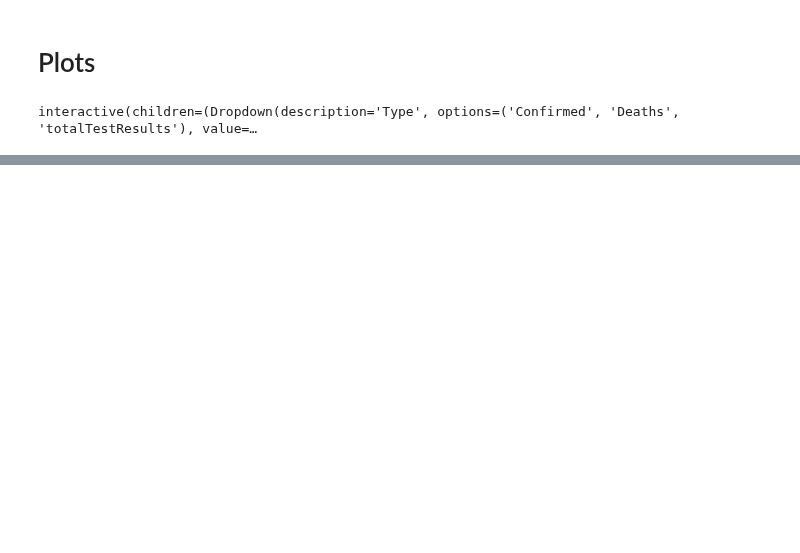
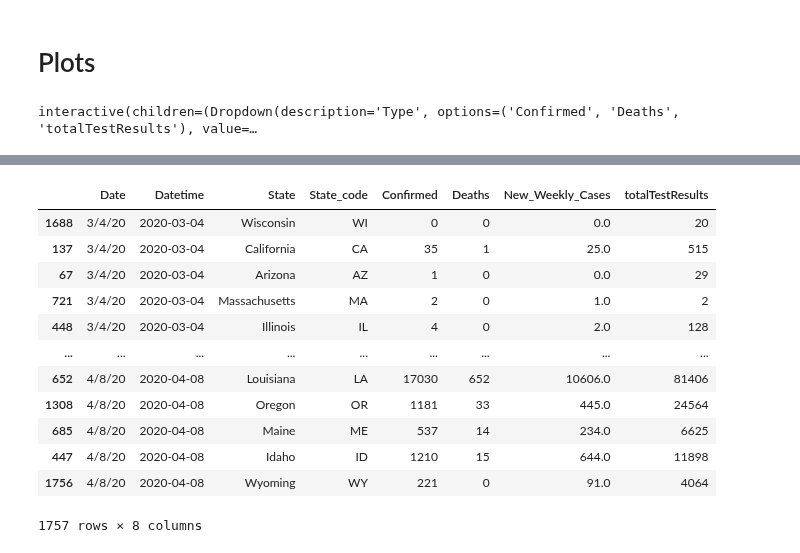
Before and after one commit to andyakrn/COVID_19, a Jupyter notebook: CSSE_US_data.ipynb, the cells around one changed output, grey strips where cells are left out. Cells and saved outputs as stored; diff of their text form; code cells hidden in the pictures; blank space fills up the shorter version.

```diff
--- a/CSSE_US_data.ipynb
+++ b/CSSE_US_data.ipynb
@@ -186,0 +189,16 @@ interactive(children=(Dropdown(description='Type', options=('South Carolina', 'A
+# %%
+grouped_df.lo
+# %% [output]
+|  | Date | Datetime | State | State_code | Confirmed | Deaths | New_Weekly_Cases | totalTestResults |
+| 1688 | 3/4/20 | 2020-03-04 | Wisconsin | WI | 0 | 0 | 0.0 | 20 |
+| 137 | 3/4/20 | 2020-03-04 | California | CA | 35 | 1 | 25.0 | 515 |
+| 67 | 3/4/20 | 2020-03-04 | Arizona | AZ | 1 | 0 | 0.0 | 29 |
+| 721 | 3/4/20 | 2020-03-04 | Massachusetts | MA | 2 | 0 | 1.0 | 2 |
+| 448 | 3/4/20 | 2020-03-04 | Illinois | IL | 4 | 0 | 2.0 | 128 |
+| ... | ... | ... | ... | ... | ... | ... | ... | ... |
+| 652 | 4/8/20 | 2020-04-08 | Louisiana | LA | 17030 | 652 | 10606.0 | 81406 |
+| 1308 | 4/8/20 | 2020-04-08 | Oregon | OR | 1181 | 33 | 445.0 | 24564 |
+| 685 | 4/8/20 | 2020-04-08 | Maine | ME | 537 | 14 | 234.0 | 6625 |
+| 447 | 4/8/20 | 2020-04-08 | Idaho | ID | 1210 | 15 | 644.0 | 11898 |
+| 1756 | 4/8/20 | 2020-04-08 | Wyoming | WY | 221 | 0 | 91.0 | 4064 |
+1757 rows × 8 columns
```
Also changed, not shown: parts of 5 cells of this notebook, 16 other files.
